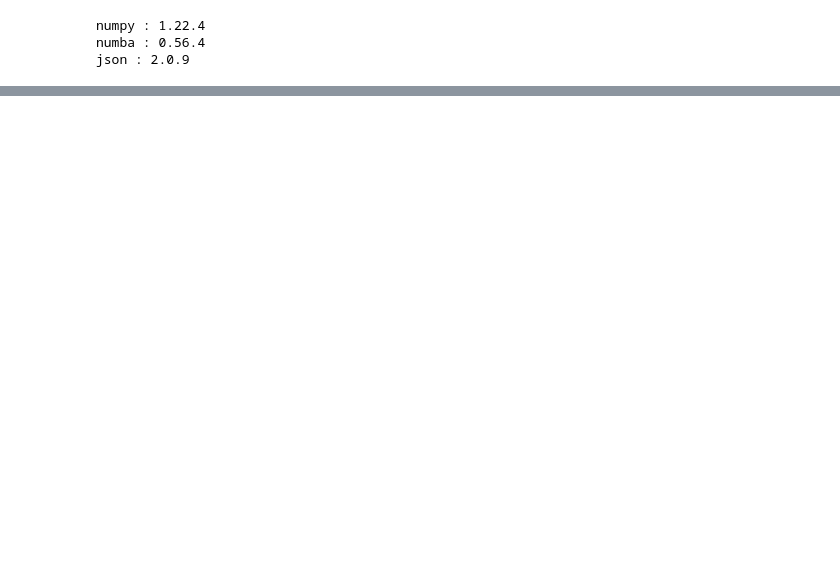
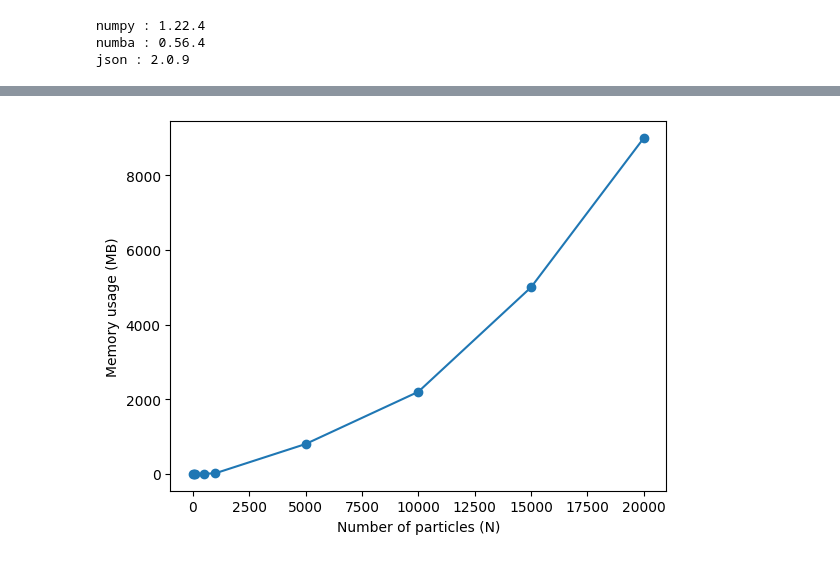
Before and after one commit to Balaji-0-5/N-Body-Simulation, a Jupyter notebook: Brute_force.ipynb, the cells around one changed output, grey strips where cells are left out. Saved outputs shown, nothing was run; the diff lists cells and outputs as text; code cells hidden in the pictures; blank space fills up the shorter version.

```diff
--- a/Brute_force.ipynb
+++ b/Brute_force.ipynb
@@ -261,0 +401,2 @@ njit(parallel=True) --> 11 s ± 95.7 ms per loop (mean ± std. dev. of 7 runs, 1
+# %%
+memory_usage = [0.0, 0.0, 0.0, 4.39453125, 17.09375, 800, 2200, 5000, 9000]
@@ -261,0 +405,8 @@ njit(parallel=True) --> 11 s ± 95.7 ms per loop (mean ± std. dev. of 7 runs, 1
+# %%
+fig, ax = plt.subplots()
+ax.plot(n_values, memory_usage, 'o-')
+ax.set_xlabel('Number of particles (N)')
+ax.set_ylabel('Memory usage (MB)')
+fig.savefig('memory_usage.png')
+# %% [output]
+[figure, added]
```
Also changed, not shown: parts of 35 cells of this notebook.
